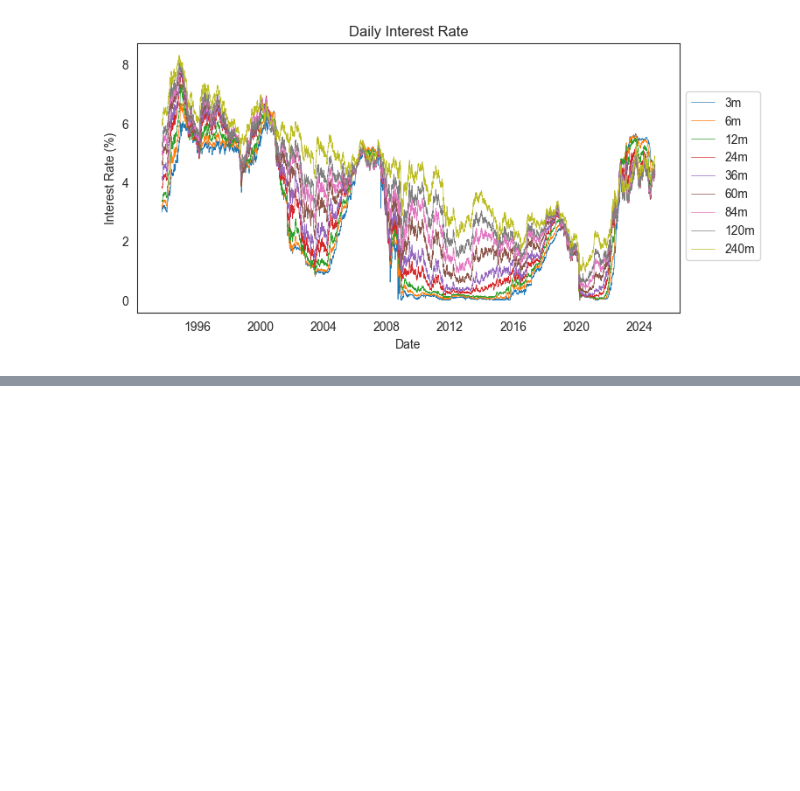
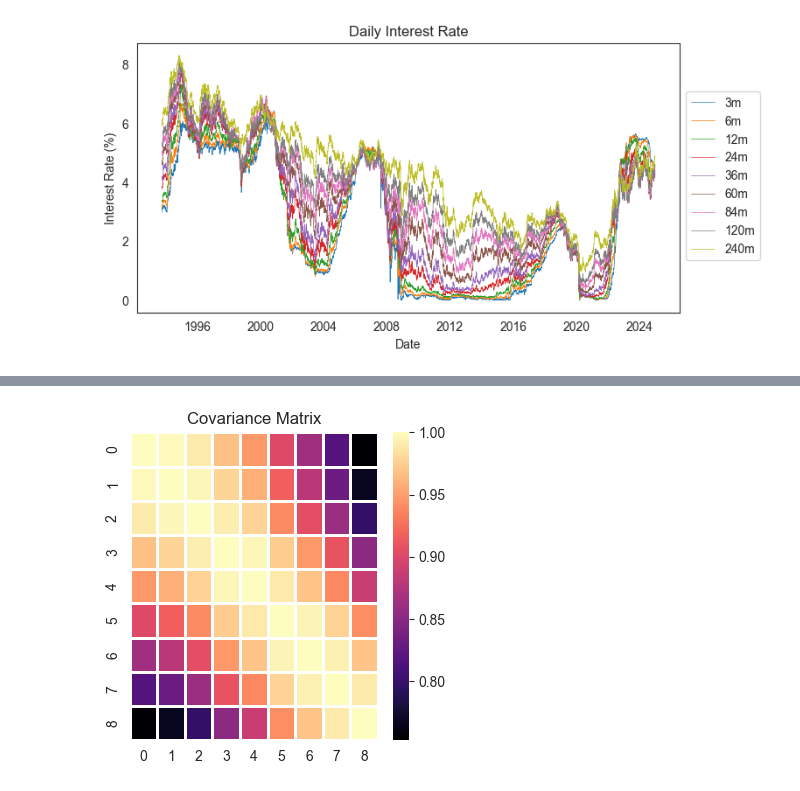
Before and after one commit to Kaatdj/Thesis-ALM, a Jupyter notebook: Yield Curve Simulation/NSS/oefening NSS.ipynb, the cells around one changed output, grey strips where cells are left out. Cells and saved outputs as stored; diff of their text form; code cells hidden in the pictures; blank space fills up the shorter version.

```diff
--- a/Yield Curve Simulation/NSS/oefening NSS.ipynb
+++ b/Yield Curve Simulation/NSS/oefening NSS.ipynb
@@ -138,0 +194,12 @@ plot_rates(df)
+# %%
+# Compute covariance matrix
+X = np.array(df_scaled)
+cov = (X.T @ X) / (X.shape[0] - 1)
+
+# Display the covariance matix
+fig, ax = plt.subplots(figsize=(4,4))
+sns.heatmap(cov, cmap='magma',linecolor='white',linewidths=1, ax=ax)
+ax.set(title="Covariance Matrix")
+plt.show()
+# %% [output]
+[figure, added]
```
Also changed, not shown: parts of 26 cells of this notebook.
